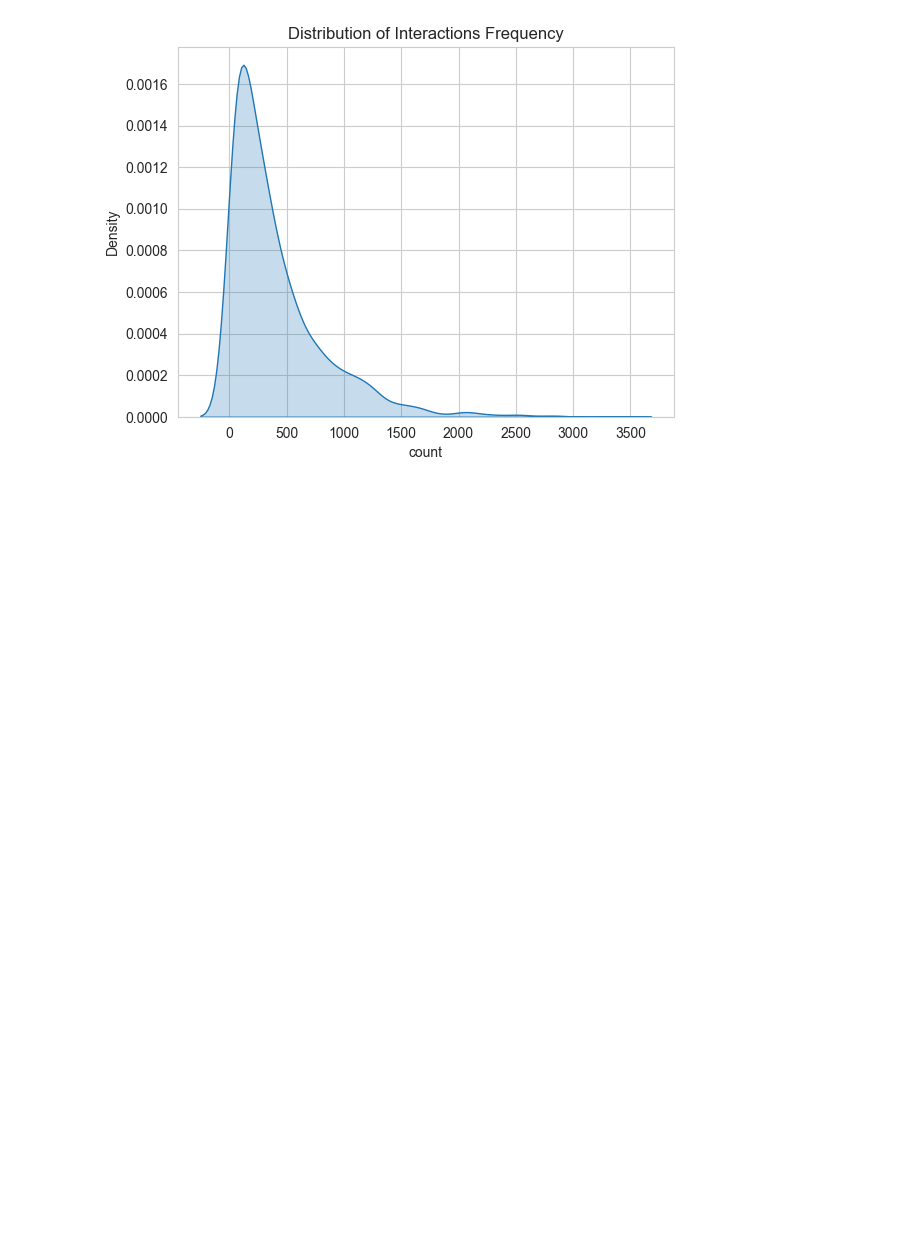
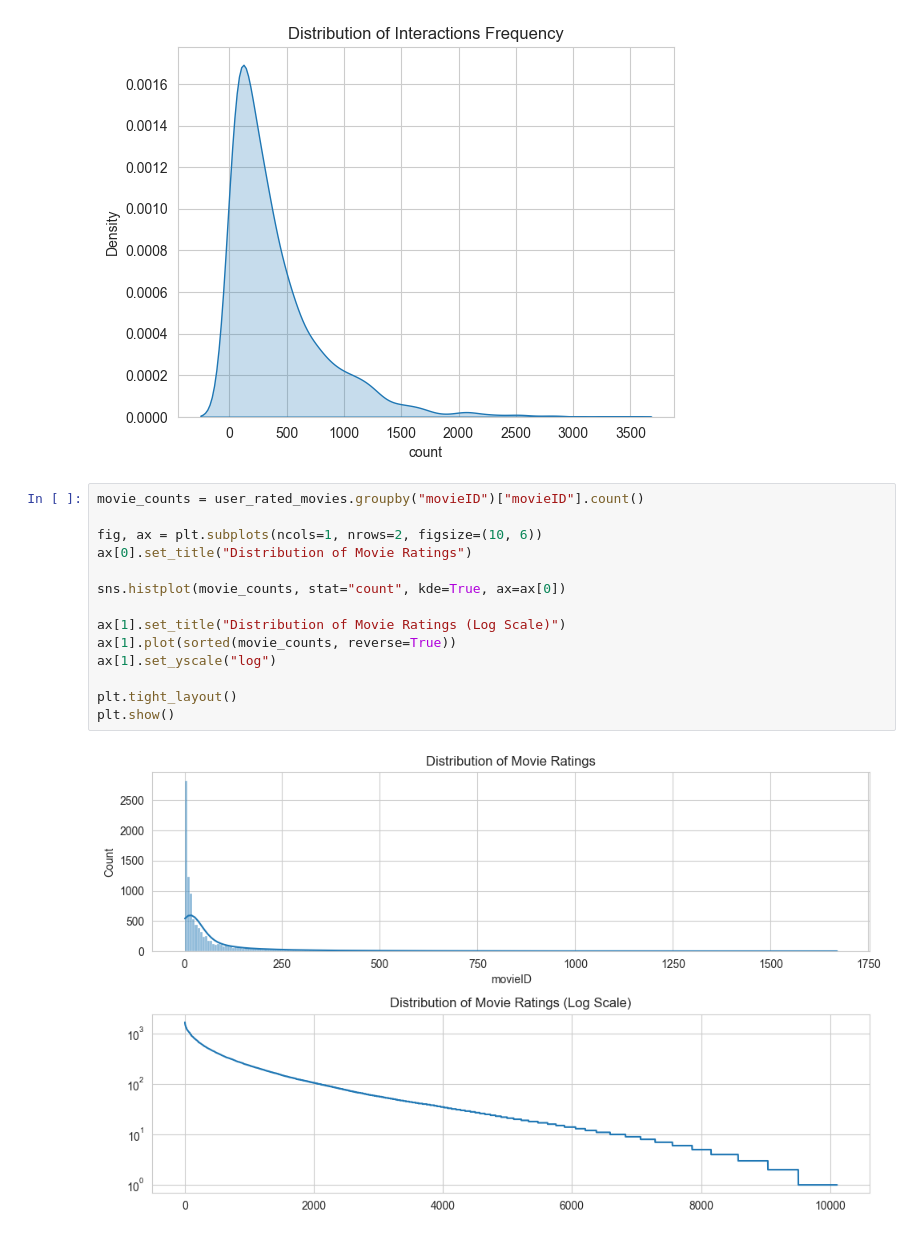
Before and after one commit to sudadabdul/Similarities-and-Recommender-Systems, a Jupyter notebook: 01-Collaborative-Similarities/analyze_and_pre_process_data_coming_from_a_recommender_system.ipynb, the cells around one changed output. Saved outputs shown, nothing was run; the diff lists cells and outputs as text; blank space fills up the shorter version.

Commit message:
Add movie and user distribution

```diff
--- a/01-Collaborative-Similarities/analyze_and_pre_process_data_coming_from_a_recommender_system.ipynb
+++ b/01-Collaborative-Similarities/analyze_and_pre_process_data_coming_from_a_recommender_system.ipynb
@@ -164,3 +164,19 @@ sns.kdeplot(sorted_interaction_frequency, fill=True, label="Interactions")
 plt.show()
 # %% [output]
 [figure]
+# %%
+movie_counts = user_rated_movies.groupby("movieID")["movieID"].count()
+
+fig, ax = plt.subplots(ncols=1, nrows=2, figsize=(10, 6))
+ax[0].set_title("Distribution of Movie Ratings")
+
+sns.histplot(movie_counts, stat="count", kde=True, ax=ax[0])
+
+ax[1].set_title("Distribution of Movie Ratings (Log Scale)")
+ax[1].plot(sorted(movie_counts, reverse=True))
+ax[1].set_yscale("log")
+
+plt.tight_layout()
+plt.show()
+# %% [output]
+[figure, added]
```
Also changed, not shown: parts of 1 cell of this notebook.
